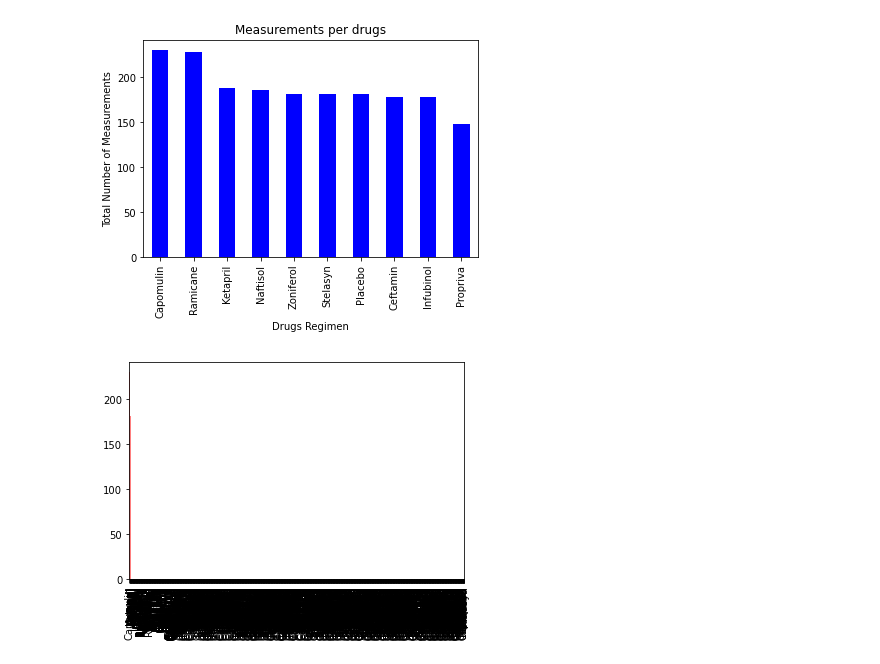
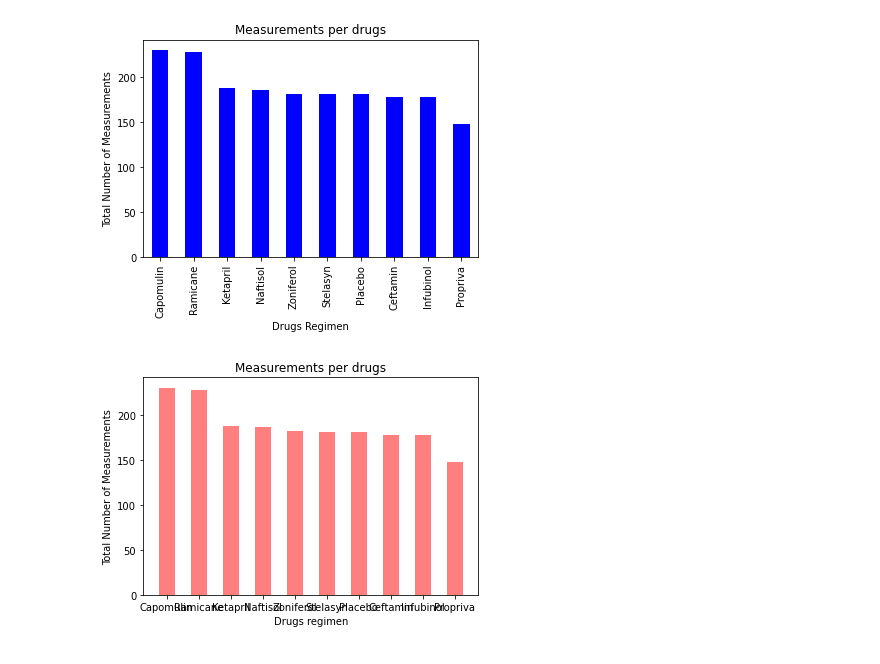
Before and after one commit to leilazintsem/Matplotlib-Challenge, a Jupyter notebook: Pymaceuticals/Main.ipynb, the cells around one changed output. Cells and saved outputs as stored; diff of their text form; code cells hidden in the pictures.

```diff
--- a/Pymaceuticals/Main.ipynb
+++ b/Pymaceuticals/Main.ipynb
@@ -125,23 +125,16 @@ plt.show()
 [figure]
 # %%
 # Generate a bar plot showing the total number of measurements taken on each drug regimen using using pyplot
-Y_axis= measurements.values
-x_axis = np.arange(len(clean_data))
-tick_locations = [value for value in x_axis]
+drug_count = clean_data['Drug Regimen'].value_counts()
+Y_axis= drug_count.values
+X_axis = np.arange(len(Y_axis))
+drugs= drug_count.index
 
-# Create a list indicating where to write x labels and set figure size to adjust for space
-#plt.figure(figsize=(20,3))
-plt.bar(X_axis, Y_axis, color='r', alpha=0.5, align="center")
-plt.xticks(tick_locations, clean_data["Drug Regimen"], rotation="vertical")
+plt.bar(drugs, Y_axis, color='r', alpha=0.5, align='center', )
+
+plt.ylabel("Total Number of Measurements")
+plt.xlabel("Drugs regimen")
+plt.title("Measurements per drugs")
 plt.show()
-
-
-
- #plt.bar(X_axis, Y_axis, color='r', alpha=0.5, align= "center",)
-
-# plt.ylabel("Total Number of Measurements")
-# plt.xlabel("Drugs regimen")
-# plt.title("Measurements per drugs")
-plt.show()
 # %% [output]
-[figure, old version]
+[figure, new version]
```
Also changed, not shown: parts of 1 cell of this notebook.
